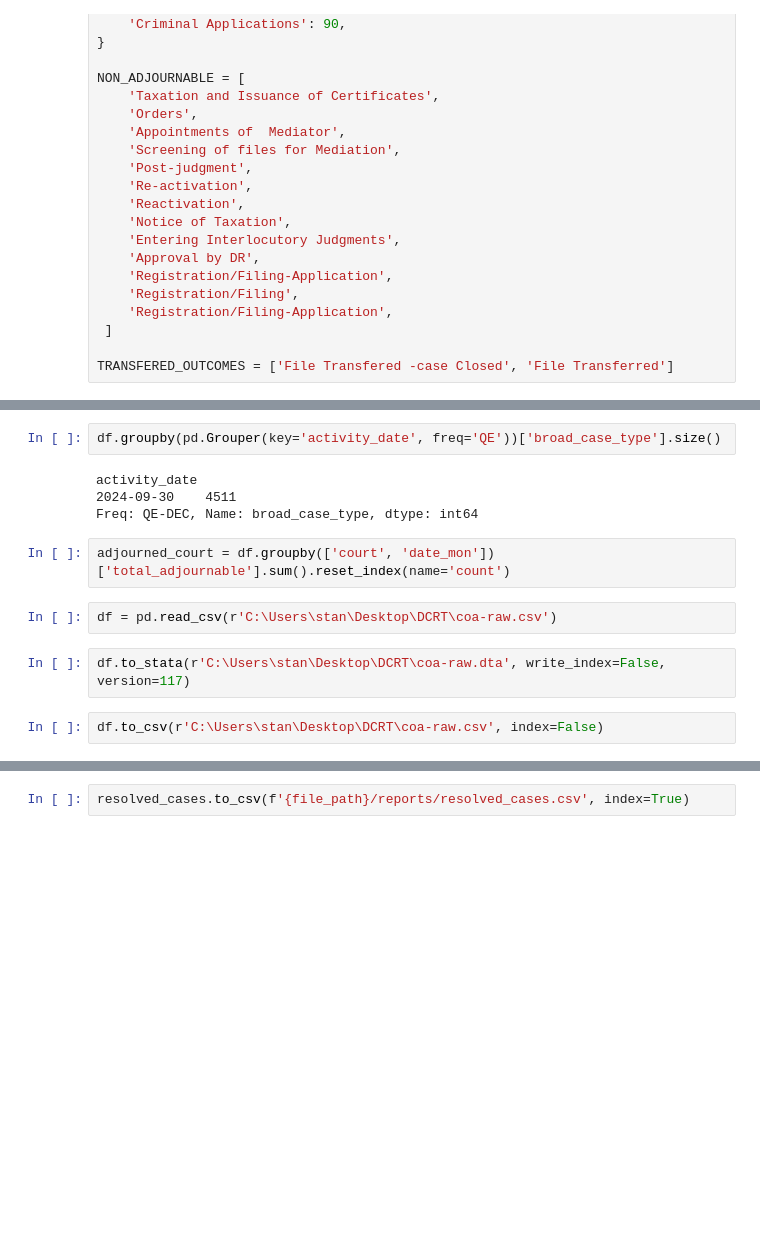
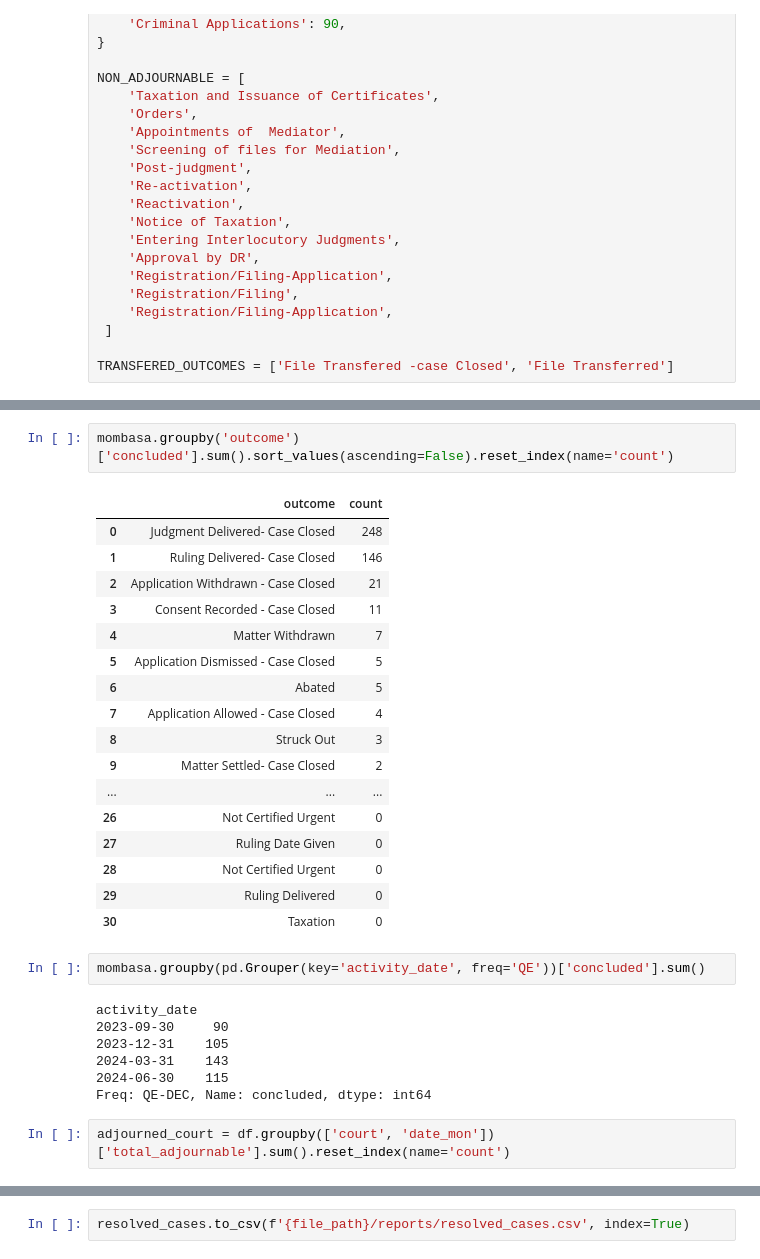
Before and after one commit to namatanda/haki-data, a Jupyter notebook: notebooks/analysis/coa-reporting.ipynb, the cells around one changed output, grey strips where cells are left out. Cells and saved outputs as stored; diff of their text form; blank space fills up the shorter version.

```diff
--- a/notebooks/analysis/coa-reporting.ipynb
+++ b/notebooks/analysis/coa-reporting.ipynb
@@ -728,14 +787,31 @@ adjourn_proportion['adjourn_proportion'] = (adjourn_proportion['total_adjourned'
+# %%
+mombasa.groupby('outcome')['concluded'].sum().sort_values(ascending=False).reset_index(name='count')
+# %% [output]
+|  | outcome | count |
+| 0 | Judgment Delivered- Case Closed | 248 |
+| 1 | Ruling Delivered- Case Closed | 146 |
+| 2 | Application Withdrawn - Case Closed | 21 |
+| 3 | Consent Recorded - Case Closed | 11 |
+| 4 | Matter Withdrawn | 7 |
+| 5 | Application Dismissed - Case Closed | 5 |
+| 6 | Abated | 5 |
+| 7 | Application Allowed - Case Closed | 4 |
+| 8 | Struck Out | 3 |
+| 9 | Matter Settled- Case Closed | 2 |
+| ... | ... | ... |
+| 26 | Not Certified Urgent | 0 |
+| 27 | Ruling Date Given | 0 |
+| 28 | Not Certified Urgent | 0 |
+| 29 | Ruling Delivered | 0 |
+| 30 | Taxation | 0 |
 # %%
-df.groupby(pd.Grouper(key='activity_date', freq='QE'))['broad_case_type'].size()
+mombasa.groupby(pd.Grouper(key='activity_date', freq='QE'))['concluded'].sum()
 # %% [output]
 activity_date
-2024-09-30    4511
-Freq: QE-DEC, Name: broad_case_type, dtype: int64
+2023-09-30     90
+2023-12-31    105
+2024-03-31    143
+2024-06-30    115
+Freq: QE-DEC, Name: concluded, dtype: int64
 # %%
 adjourned_court = df.groupby(['court', 'date_mon'])['total_adjournable'].sum().reset_index(name='count')
-# %%
-df = pd.read_csv(r'C:\Users\stan\Desktop\DCRT\coa-raw.csv')
-# %%
-df.to_stata(r'C:\Users\stan\Desktop\DCRT\coa-raw.dta', write_index=False, version=117)
-# %%
-df.to_csv(r'C:\Users\stan\Desktop\DCRT\coa-raw.csv', index=False)
```
Also changed, not shown: parts of 23 cells of this notebook, 21 other files.
